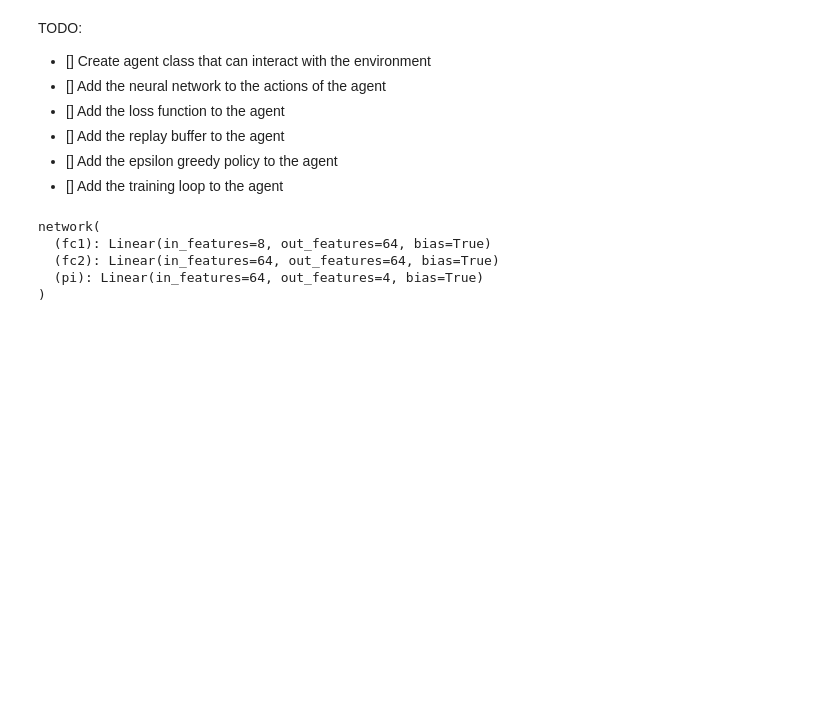
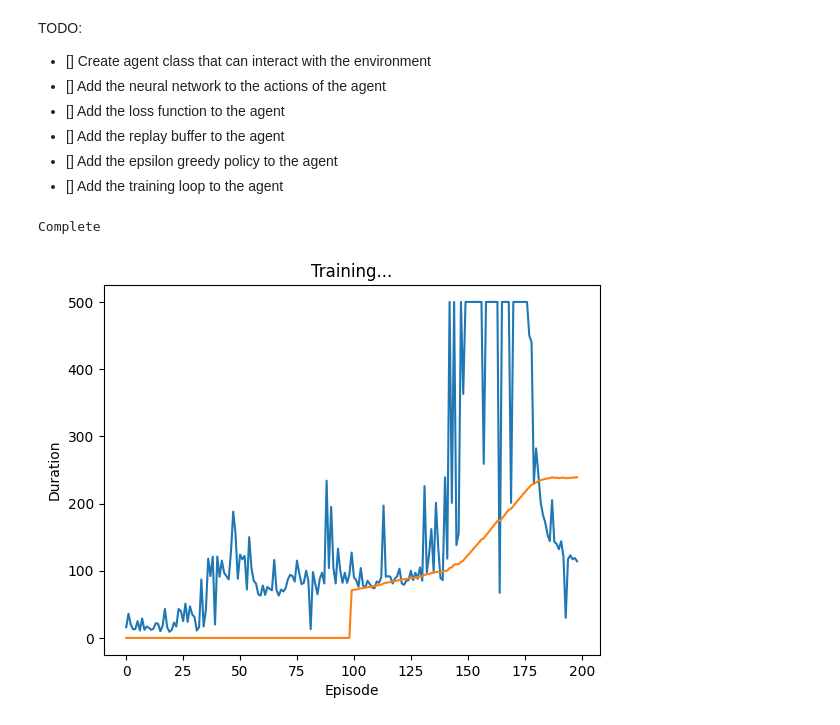
Before and after one commit to BenSturgeon/RL_fundamentals, a Jupyter notebook: src/lunar_lander.ipynb, the cells around one changed output. Drawn from its saved outputs; the diff is of its cells as text; code cells hidden in the pictures; blank space fills up the shorter version.

Commit message:
Got the main training loop to work.

```diff
--- a/src/lunar_lander.ipynb
+++ b/src/lunar_lander.ipynb
@@ -70,23 +76,18 @@ TODO:
 - [] Add the training loop to the agent
 # %%
 class network(nn.Module):
-    def __init__(self, n_observations, fc1_dims=128, fc2_dims=128, n_actions=4):
+    def __init__(self, n_observations, n_actions):
         super(network, self).__init__()
+        self.layer1 = nn.Linear(n_observations, 128)
+        self.layer2 = nn.Linear(128, 128)
+        self.layer3 = nn.Linear(128, n_actions)
 
-        self.fc1 = nn.Linear(n_observations, fc1_dims)
-        self.fc2 = nn.Linear(fc1_dims, fc2_dims)
-        self.pi = nn.Linear(fc2_dims, n_actions)
-
-
-
-        self.to(self.device)
-
-    def forward(self, state):
-        x = F.relu(self.fc1(state))
-        x = F.relu(self.fc2(x))
-        pi = T.softmax(self.pi(x), dim=1)
-
-        return pi
+    # Called with either one element to determine next action, or a batch
+    # during optimization. Returns tensor([[left0exp,right0exp]...]).
+    def forward(self, x):
+        x = F.relu(self.layer1(x))
+        x = F.relu(self.layer2(x))
+        return self.layer3(x)
 # %%
 Transition = namedtuple('Transition',
                         ('state', 'action', 'next_state', 'reward'))
@@ -158,11 +276,10 @@ class Agent():
-# %%
-agent
-# %% [output]
-network(
-  (fc1): Linear(in_features=8, out_features=64, bias=True)
-  (fc2): Linear(in_features=64, out_features=64, bias=True)
-  (pi): Linear(in_features=64, out_features=4, bias=True)
-)
+# %%
+agent = Agent(env)
+
+agent.train(200)
+# %% [output]
+Complete
+[figure, added]
 # %%
 
 # reset environment
```
Also changed, not shown: parts of 4 cells of this notebook, 2 other files.
